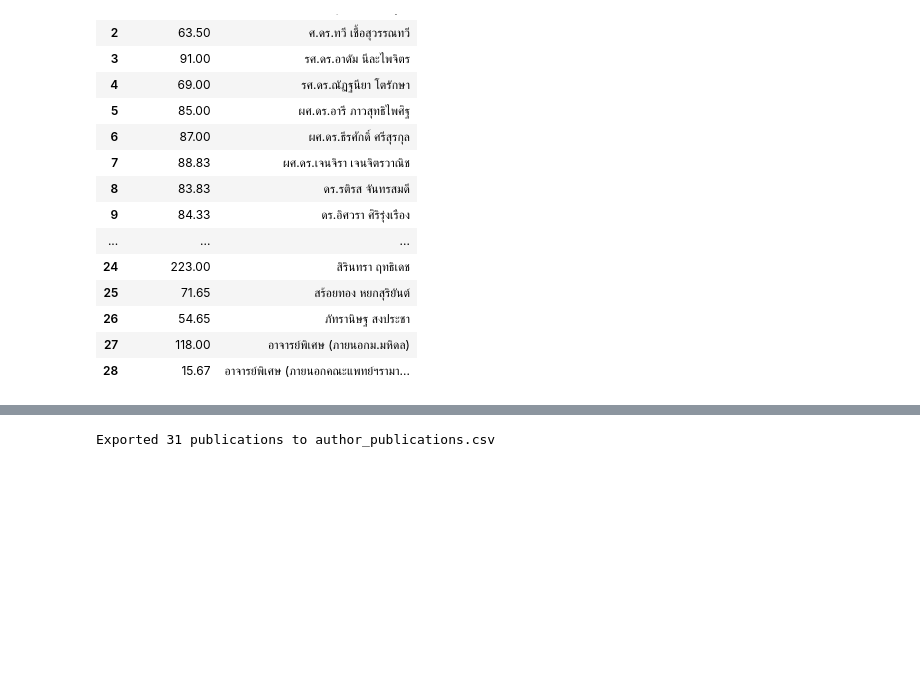
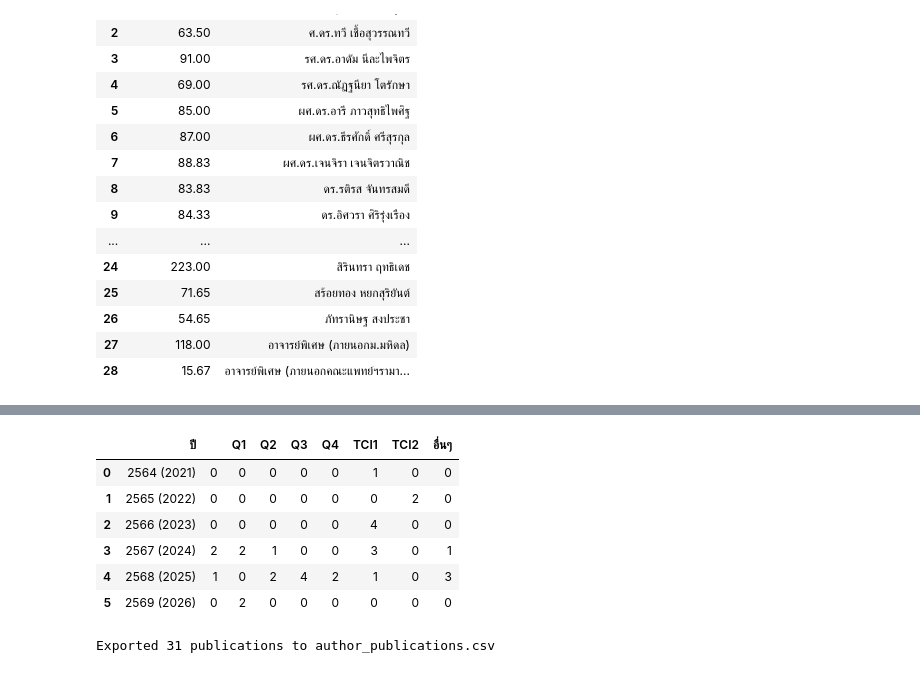
Before and after one commit to Supachan/academic-staff-workload, a Jupyter notebook: debugging.ipynb, the cells around one changed output, grey strips where cells are left out. Drawn from its saved outputs; the diff is of its cells as text; code cells hidden in the pictures; blank space fills up the shorter version.

```diff
--- a/debugging.ipynb
+++ b/debugging.ipynb
@@ -158,3 +153,13 @@ df = df.reset_index().rename(columns={'index':'ปี'})
+# %%
+df
+# %% [output]
+|  | ปี |  | Q1 | Q2 | Q3 | Q4 | TCI1 | TCI2 | อื่นๆ |
+| 0 | 2564 (2021) | 0 | 0 | 0 | 0 | 0 | 1 | 0 | 0 |
+| 1 | 2565 (2022) | 0 | 0 | 0 | 0 | 0 | 0 | 2 | 0 |
+| 2 | 2566 (2023) | 0 | 0 | 0 | 0 | 0 | 4 | 0 | 0 |
+| 3 | 2567 (2024) | 2 | 2 | 1 | 0 | 0 | 3 | 0 | 1 |
+| 4 | 2568 (2025) | 1 | 0 | 2 | 4 | 2 | 1 | 0 | 3 |
+| 5 | 2569 (2026) | 0 | 2 | 0 | 0 | 0 | 0 | 0 | 0 |
 # %%
 def classify_publication(publication):
 
```
Also changed, not shown: parts of 3 cells of this notebook, 1 other file.
